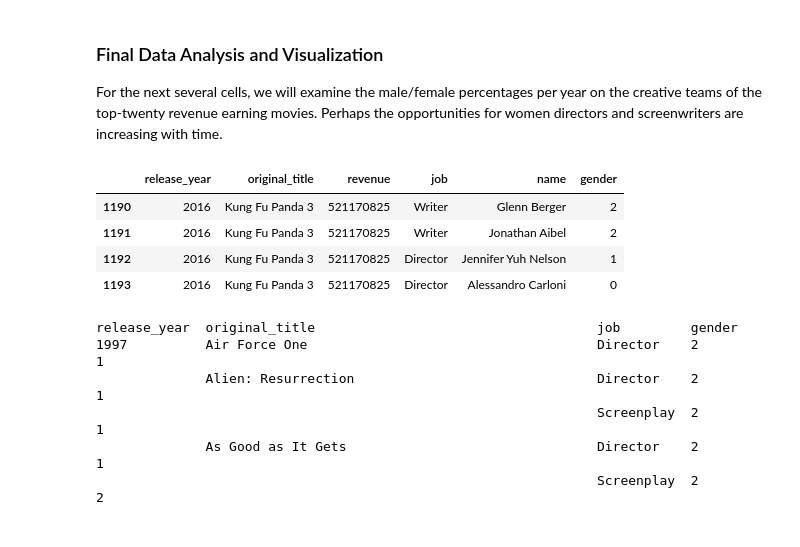
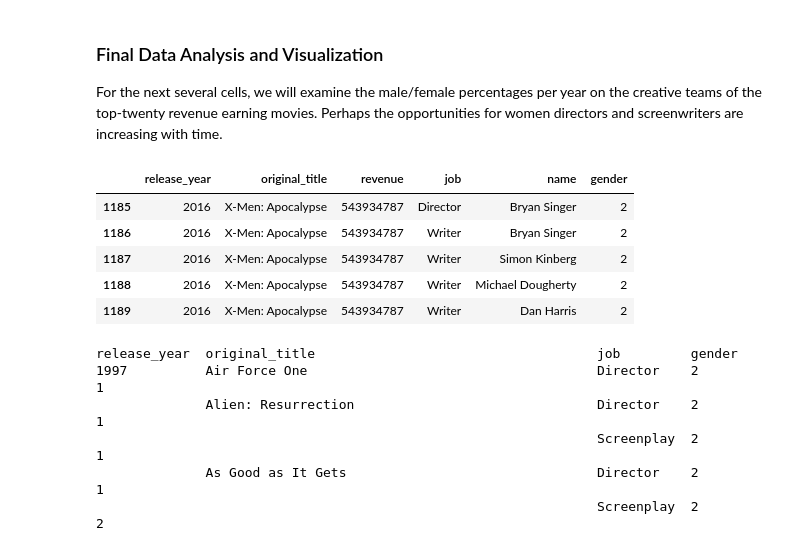
Before and after one commit to moscowjh/tmdb_dataset_analysis, a Jupyter notebook: Investigate a Dataset TMDB Movie Database (Jason H).ipynb, the cells around one changed output. Saved outputs shown, nothing was run; the diff lists cells and outputs as text; code cells hidden in the pictures.

```diff
--- a/Investigate a Dataset TMDB Movie Database (Jason H).ipynb
+++ b/Investigate a Dataset TMDB Movie Database (Jason H).ipynb
@@ -796,14 +805,15 @@ Name: gender, dtype: int64
 
 For the next several cells, we will examine the male/female percentages per year on the creative teams of the top-twenty revenue earning movies. Perhaps the opportunities for women directors and screenwriters are increasing with time.
 # %%
-merged_condensed[merged_condensed.original_title.isin(['Kung Fu Panda 3'])]
+merged_condensed[merged_condensed.original_title.isin(['X-Men: Apocalypse'])]
 # df = df[df.column.isin(valuelist)]
 # %% [output]
 |  | release_year | original_title | revenue | job | name | gender |
-| 1190 | 2016 | Kung Fu Panda 3 | 521170825 | Writer | Glenn Berger | 2 |
-| 1191 | 2016 | Kung Fu Panda 3 | 521170825 | Writer | Jonathan Aibel | 2 |
-| 1192 | 2016 | Kung Fu Panda 3 | 521170825 | Director | Jennifer Yuh Nelson | 1 |
-| 1193 | 2016 | Kung Fu Panda 3 | 521170825 | Director | Alessandro Carloni | 0 |
+| 1185 | 2016 | X-Men: Apocalypse | 543934787 | Director | Bryan Singer | 2 |
+| 1186 | 2016 | X-Men: Apocalypse | 543934787 | Writer | Bryan Singer | 2 |
+| 1187 | 2016 | X-Men: Apocalypse | 543934787 | Writer | Simon Kinberg | 2 |
+| 1188 | 2016 | X-Men: Apocalypse | 543934787 | Writer | Michael Dougherty | 2 |
+| 1189 | 2016 | X-Men: Apocalypse | 543934787 | Writer | Dan Harris | 2 |
 # %%
 merged_condensed.groupby(['release_year','original_title','job'])['gender'].value_counts()
 # data.groupby(['month', 'item'])['date'].count()
```
Also changed, not shown: parts of 1 cell of this notebook.
